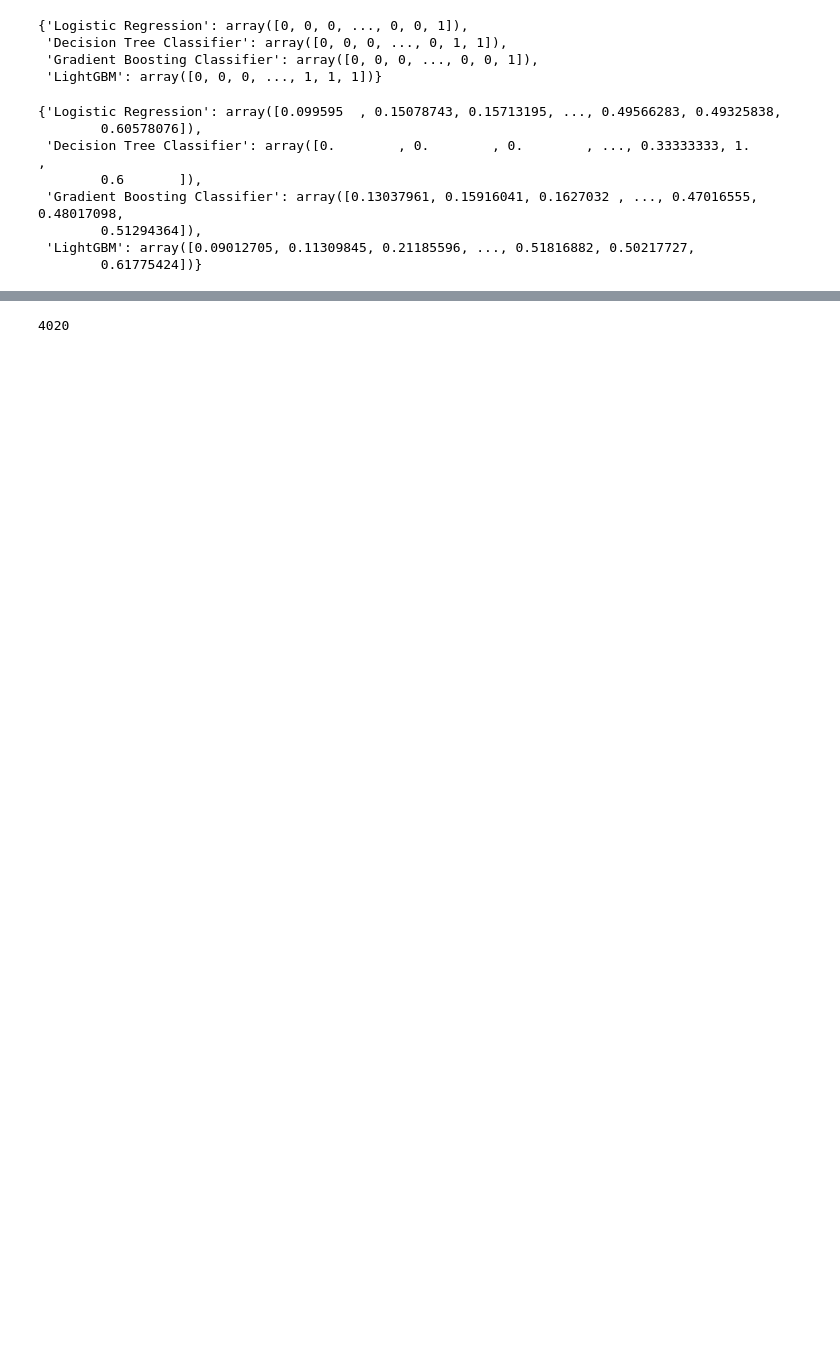
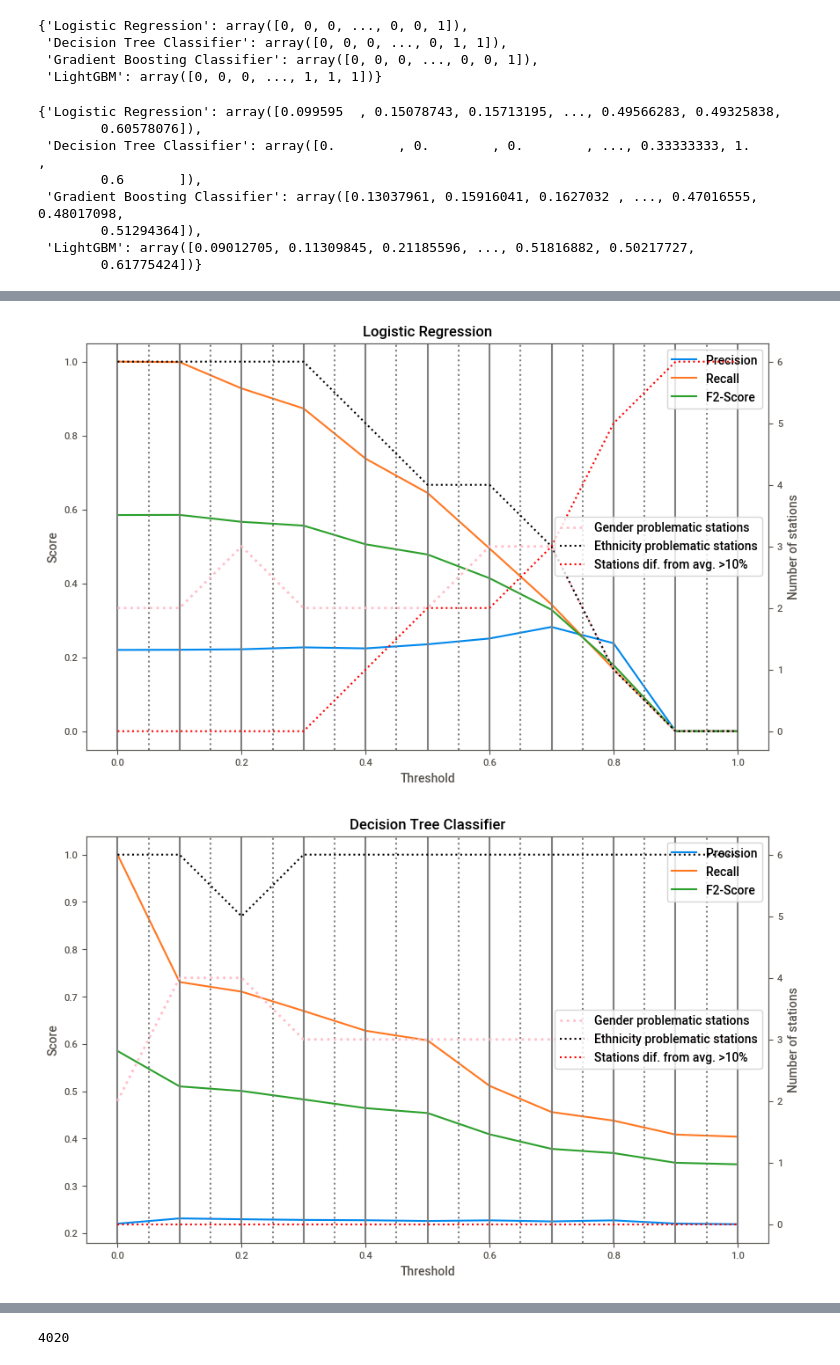
Before and after one commit to 0xjrr/ldsa-capstone-project, a Jupyter notebook: second_part/model_improve.ipynb, the cells around one changed output, grey strips where cells are left out. Saved outputs shown, nothing was run; the diff lists cells and outputs as text; code cells hidden in the pictures; blank space fills up the shorter version.

Commit message:
changes to model improve

```diff
--- a/second_part/model_improve.ipynb
+++ b/second_part/model_improve.ipynb
@@ -411,0 +497,67 @@ for model_name, model_proba in  probabilities.items():
+# %%
+for model_name, model_proba in  probabilities.items():
+    precisions = []
+    recalls = []
+    f2_scores = []
+    gender_discrimination_stations = []
+    race_discrimination_stations = []
+    stations_precision_diff = []
+    stations_problematic_departments = []
+
+    for threshold in list(thresholds_list):
+        # Binarize predictions based on threshold
+        y_pred = [1 if score >= threshold else 0 for score in model_proba]
+
+        _, gender_problematic_departments, _ = verify_no_discrimination(X_test, y_test, pd.Series(y_pred), sensitive_column='Gender')
+        _, race_problematic_departments, _ = verify_no_discrimination(X_test, y_test, pd.Series(y_pred), sensitive_column='Officer-defined ethnicity')
+        _, across_stations_diff, across_stations_problematic_departments, _ = verify_across_stations(X_test, y_test, pd.Series(y_pred))
+        # Calculate precision, recall, F2-score, and support
+        precision, recall, fscore, _ = precision_recall_fscore_support(y_test, y_pred, beta=2, average='binary')
+        # Append the scores to the lists
+        precisions.append(precision)
+        recalls.append(recall)
+        f2_scores.append(fscore)
+        stations_precision_diff.append(across_stations_diff)
+
+        gender_discrimination_stations.append(len(gender_problematic_departments))
+        race_discrimination_stations.append(len(race_problematic_departments))
+        stations_problematic_departments.append(len(across_stations_problematic_departments))
+
+    #_______________________________plot_________________
+
+    fig, ax1 = plt.subplots(figsize=(10, 6))
+    ax2 = ax1.twinx()
+
+    # Plot the metrics on the first Axes
+    ax1.plot(thresholds_list, precisions, label='Precision')
+    ax1.plot(thresholds_list, recalls, label='Recall')
+    ax1.plot(thresholds_list, f2_scores, label='F2-Score')
+
+    # Plot the additional variable on the second Axes
+    ax2.plot(thresholds_list, gender_discrimination_stations, label='Gender problematic stations', linestyle=':', color='pink', linewidth=2)
+    ax2.plot(thresholds_list, race_discrimination_stations, label='Ethnicity problematic stations', linestyle=':', color='black')
+    ax2.plot(thresholds_list, stations_problematic_departments, label='Stations dif. from avg. >10%', linestyle=':', color='red')
+
+
+    # Add vertical lines at 0.1 (continuous line)
+    for x in np.arange(0.0, 1.1, 0.1):
+        ax1.axvline(x, color='gray', linestyle='-')
+
+    # Add vertical lines at 0.05 (dotted line)
+    for x in np.arange(0.05, 1.05, 0.1):
+        ax1.axvline(x, color='gray', linestyle=':')
+
+    # Label the axes and create a legend
+    ax1.set_xlabel('Threshold')
+    ax1.set_ylabel('Score')
+    ax1.legend(loc='upper right')
+
+    ax2.set_ylabel('Number of stations')
+    ax2.legend(loc='center right')
+
+    # Show the plot
+    plt.title(model_name)
+    plt.show()
+# %% [output]
+[figure, added]
+[figure, added]
```
Also changed, not shown: parts of 13 cells of this notebook.
